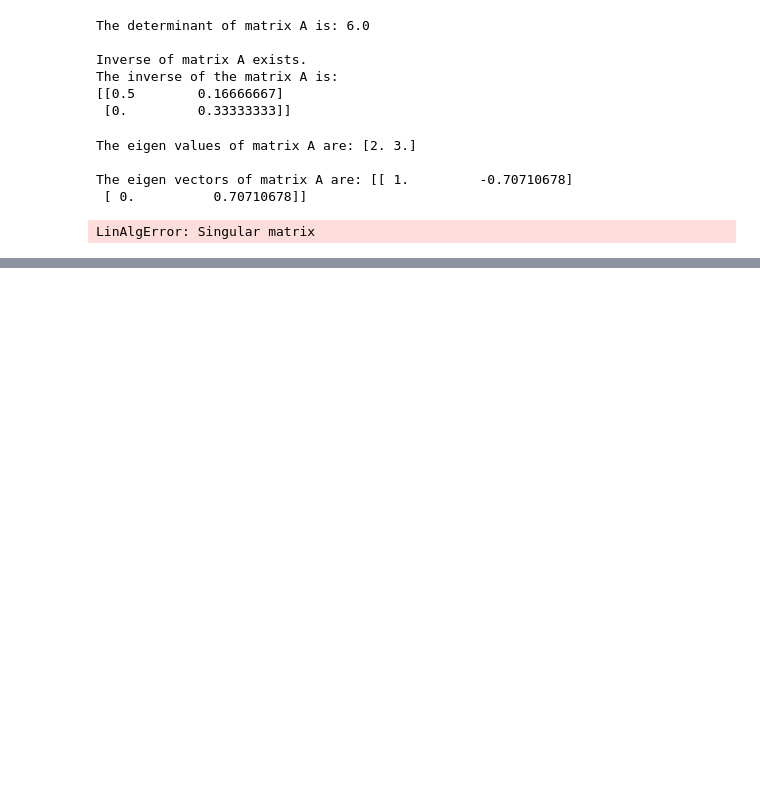
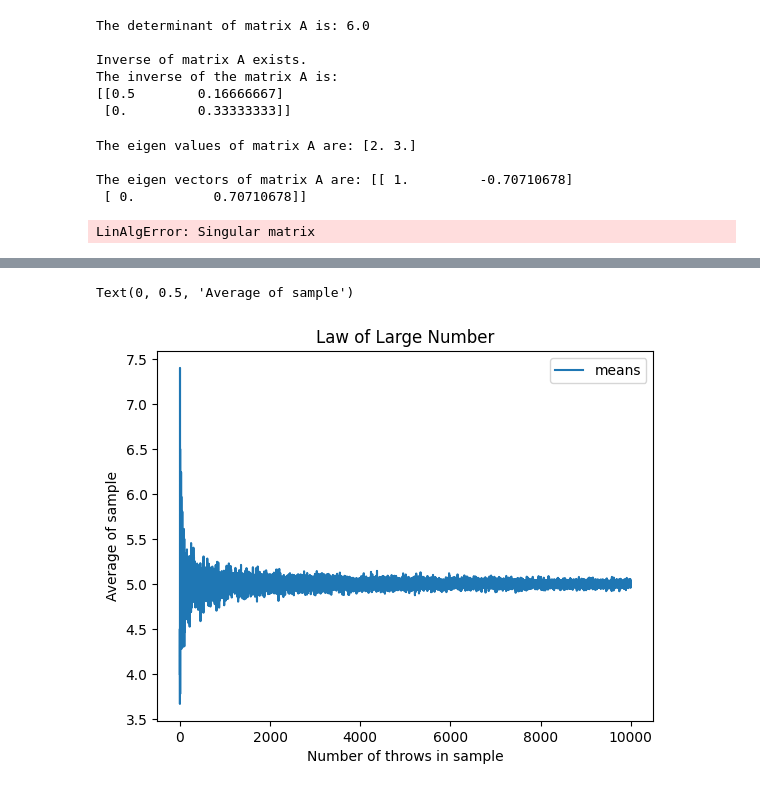
Before and after one commit to nirdeshmaharjan/datascience, a Jupyter notebook: ds.ipynb, the cells around one changed output, grey strips where cells are left out. Drawn from its saved outputs; the diff is of its cells as text; code cells hidden in the pictures; blank space fills up the shorter version.

```diff
--- a/ds.ipynb
+++ b/ds.ipynb
@@ -654,0 +705,18 @@ LinAlgError: Singular matrix
+# %%
+import numpy as np
+import pandas as pd
+from matplotlib import pyplot as plt
+
+%matplotlib inline
+
+
+results = []
+
+for n in range(1, 10000):
+    nums = np.random.randint(low=1, high=10, size=n)
+    mean = nums.mean()
+    results.append(mean)
+
+df = pd.DataFrame({'means': results})
+print("when small number of data\n",df.head())
+print("when we increase data\n",df.tail())
@@ -654,0 +738,7 @@ LinAlgError: Singular matrix
+# %%
+df.plot(title="Law of Large Number")
+plt.xlabel("Number of throws in sample")
+plt.ylabel("Average of sample")
+# %% [output]
+Text(0, 0.5, 'Average of sample')
+[figure, added]
```
Also changed, not shown: parts of 11 cells of this notebook.
